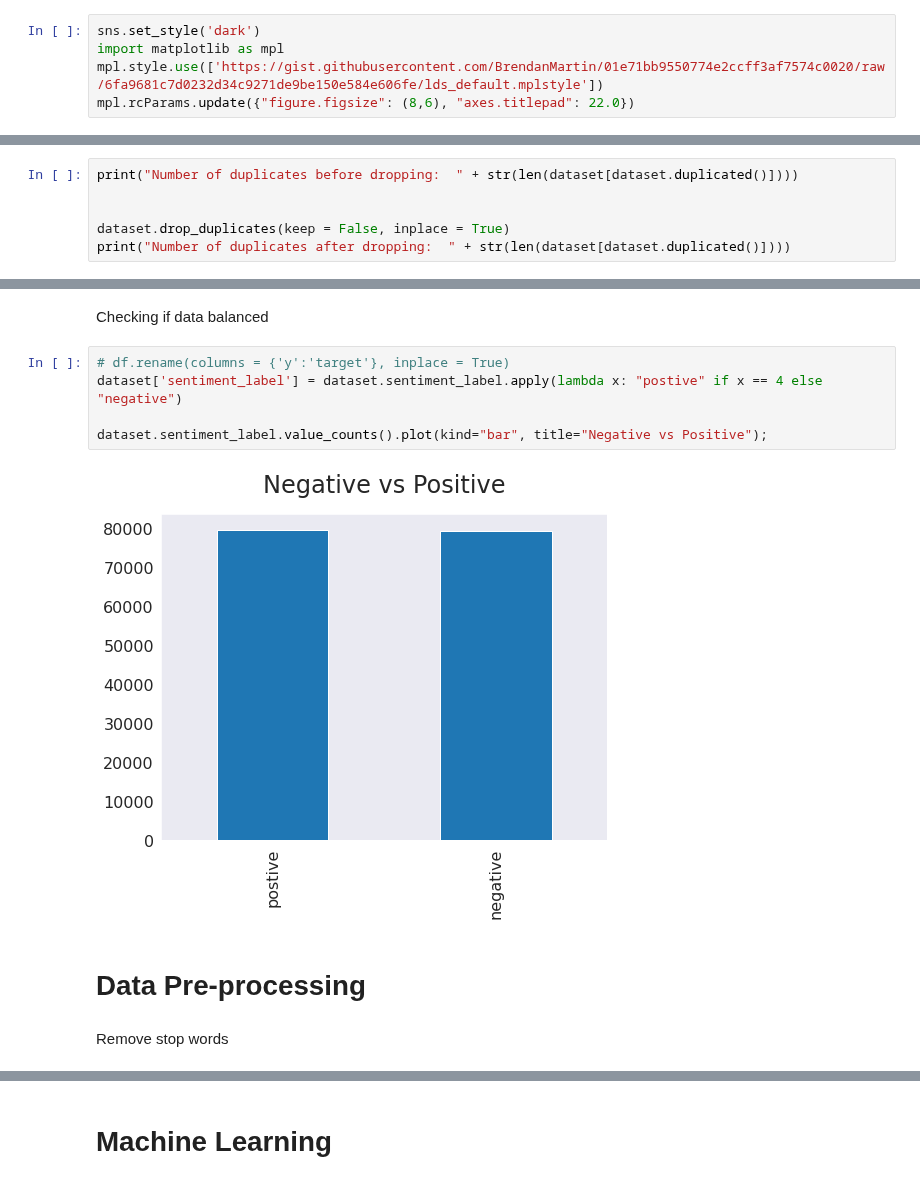
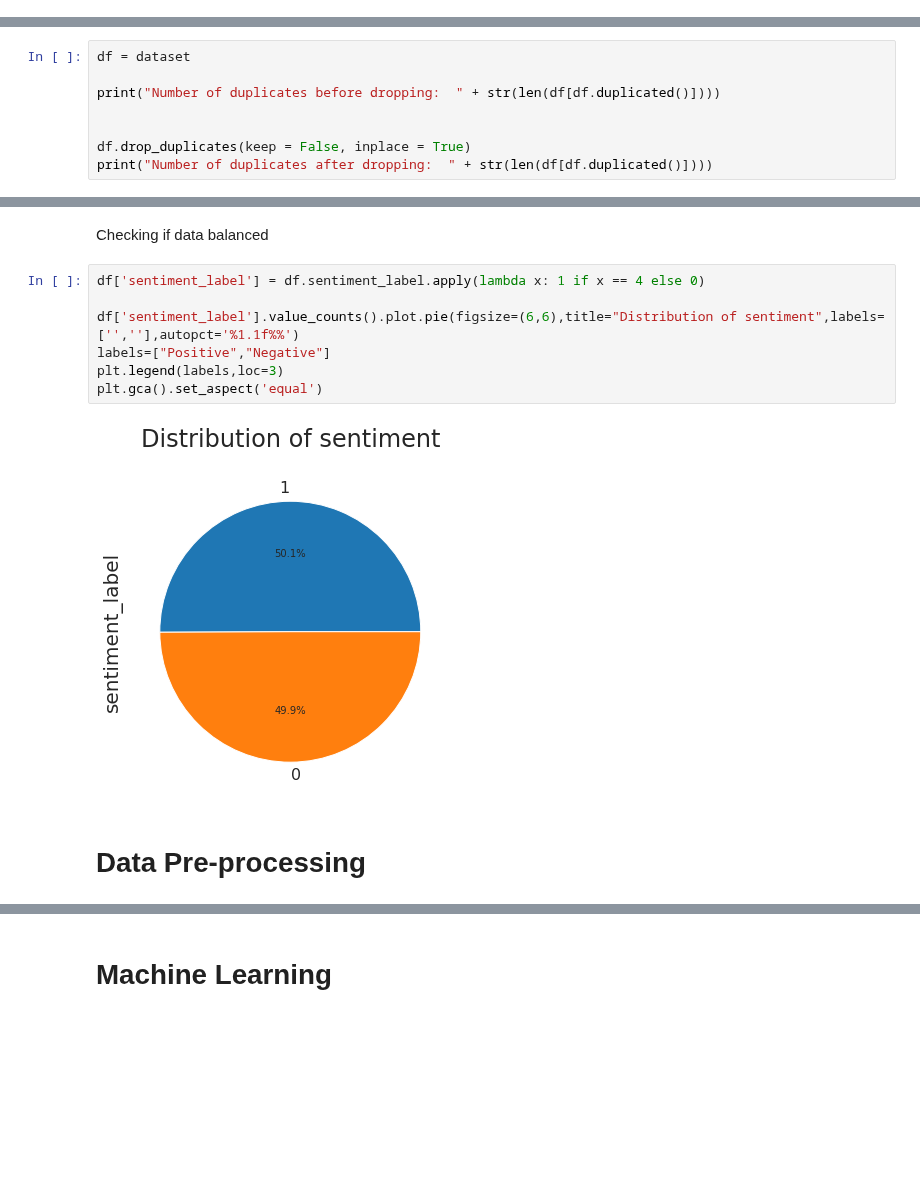
Before and after one commit to claredavies/MachineLearningCoursework, a Jupyter notebook: Assignment2/MachineLearningAssignment2SentimentAnalysis.ipynb, the cells around one changed output, grey strips where cells are left out. Cells and saved outputs as stored; diff of their text form; blank space fills up the shorter version.

```diff
--- a/Assignment2/MachineLearningAssignment2SentimentAnalysis.ipynb
+++ b/Assignment2/MachineLearningAssignment2SentimentAnalysis.ipynb
@@ -21,8 +21,3 @@ Saving Sentiment140.tenPercent.sample.tweets.tsv to Sentiment140.tenPercent.samp
-# %%
-sns.set_style('dark')
-import matplotlib as mpl
-mpl.style.use(['https://gist.githubusercontent.com/BrendanMartin/01e71bb9550774e2ccff3af7574c0020/raw/6fa9681c7d0232d34c9271de9be150e584e606fe/lds_default.mplstyle'])
-mpl.rcParams.update({"figure.figsize": (8,6), "axes.titlepad": 22.0})
 # %% [markdown]
 # Data Exploration
 # %% [markdown]
@@ -54,24 +49,26 @@ print(dataset.isnull().values.any())
 # %% [output]
 False
 # %%
-print("Number of duplicates before dropping:  " + str(len(dataset[dataset.duplicated()])))
+df = dataset
+
+print("Number of duplicates before dropping:  " + str(len(df[df.duplicated()])))
 
 
-dataset.drop_duplicates(keep = False, inplace = True)
-print("Number of duplicates after dropping:  " + str(len(dataset[dataset.duplicated()])))
+df.drop_duplicates(keep = False, inplace = True)
+print("Number of duplicates after dropping:  " + str(len(df[df.duplicated()])))
 # %% [output]
 Number of duplicates before dropping:  553
 Number of duplicates after dropping:  0
 # %% [markdown]
 Checking if data balanced
-# %%
-# df.rename(columns = {'y':'target'}, inplace = True)
-dataset['sentiment_label'] = dataset.sentiment_label.apply(lambda x: "postive" if x == 4 else "negative")
-
-dataset.sentiment_label.value_counts().plot(kind="bar", title="Negative vs Positive");
-# %% [output]
-[figure, removed]
+# %%
+df['sentiment_label'] = df.sentiment_label.apply(lambda x: 1 if x == 4 else 0)
+
+df['sentiment_label'].value_counts().plot.pie(figsize=(6,6),title="Distribution of sentiment",labels=['',''],autopct='%1.1f%%')
+labels=["Positive","Negative"]
+plt.legend(labels,loc=3)
+plt.gca().set_aspect('equal')
+# %% [output]
+[figure, added]
 # %% [markdown]
 # Data Pre-processing
-# %% [markdown]
-Remove stop words
```
Also changed, not shown: parts of 19 cells of this notebook.
